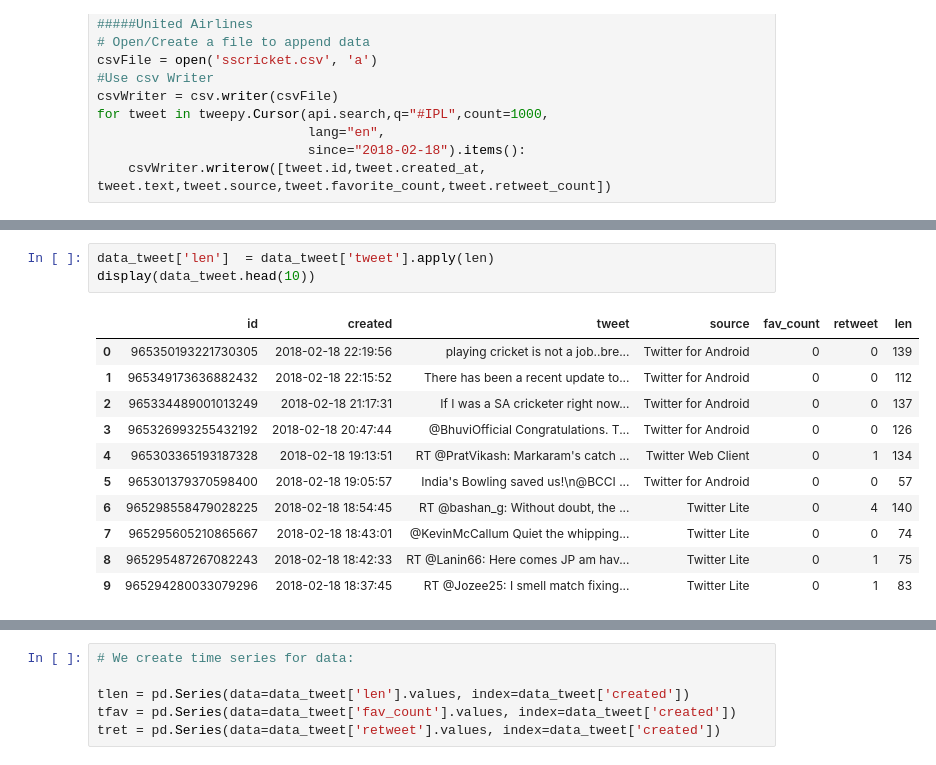
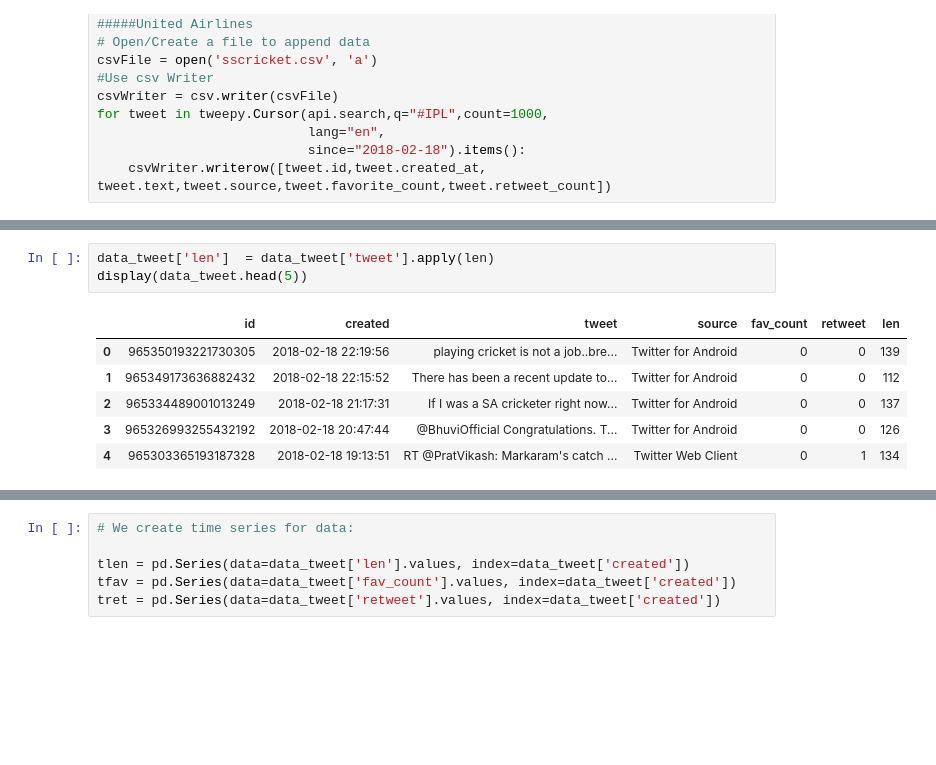
Before and after one commit to KirazG/datascience, a Jupyter notebook: capstone-project2/ipl/ipl_capstone2_twitter_sentiment_analysis_part2.ipynb, the cells around one changed output, grey strips where cells are left out. Drawn from its saved outputs; the diff is of its cells as text; blank space fills up the shorter version.

```diff
--- a/capstone-project2/ipl/ipl_capstone2_twitter_sentiment_analysis_part2.ipynb
+++ b/capstone-project2/ipl/ipl_capstone2_twitter_sentiment_analysis_part2.ipynb
@@ -70,18 +90,13 @@ data_tweet.shape
 # %%
 data_tweet['len']  = data_tweet['tweet'].apply(len)
-display(data_tweet.head(10))
+display(data_tweet.head(5))
 # %% [output]
 |  | id | created | tweet | source | fav_count | retweet | len |
 | 0 | 965350193221730305 | 2018-02-18 22:19:56 | playing cricket is not a job..bre... | Twitter for Android | 0 | 0 | 139 |
 | 1 | 965349173636882432 | 2018-02-18 22:15:52 | There has been a recent update to... | Twitter for Android | 0 | 0 | 112 |
 | 2 | 965334489001013249 | 2018-02-18 21:17:31 | If I was a SA cricketer right now... | Twitter for Android | 0 | 0 | 137 |
 | 3 | 965326993255432192 | 2018-02-18 20:47:44 | @BhuviOfficial Congratulations. T... | Twitter for Android | 0 | 0 | 126 |
 | 4 | 965303365193187328 | 2018-02-18 19:13:51 | RT @PratVikash: Markaram's catch ... | Twitter Web Client | 0 | 1 | 134 |
-| 5 | 965301379370598400 | 2018-02-18 19:05:57 | India's Bowling saved us!\n@BCCI ... | Twitter for Android | 0 | 0 | 57 |
-| 6 | 965298558479028225 | 2018-02-18 18:54:45 | RT @bashan_g: Without doubt, the ... | Twitter Lite | 0 | 4 | 140 |
-| 7 | 965295605210865667 | 2018-02-18 18:43:01 | @KevinMcCallum Quiet the whipping... | Twitter Lite | 0 | 0 | 74 |
-| 8 | 965295487267082243 | 2018-02-18 18:42:33 | RT @Lanin66: Here comes JP am hav... | Twitter Lite | 0 | 1 | 75 |
-| 9 | 965294280033079296 | 2018-02-18 18:37:45 | RT @Jozee25: I smell match fixing... | Twitter Lite | 0 | 1 | 83 |
 # %%
 # We extract the mean of lenghts:
 mean = np.mean(data_tweet['len'])
```
Also changed, not shown: parts of 50 cells of this notebook.
